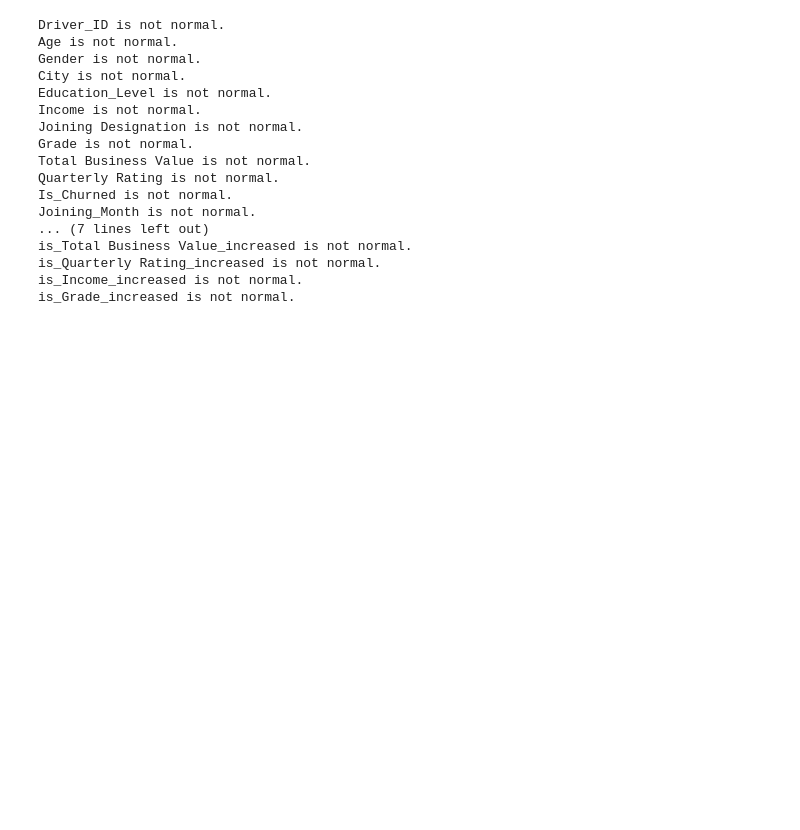
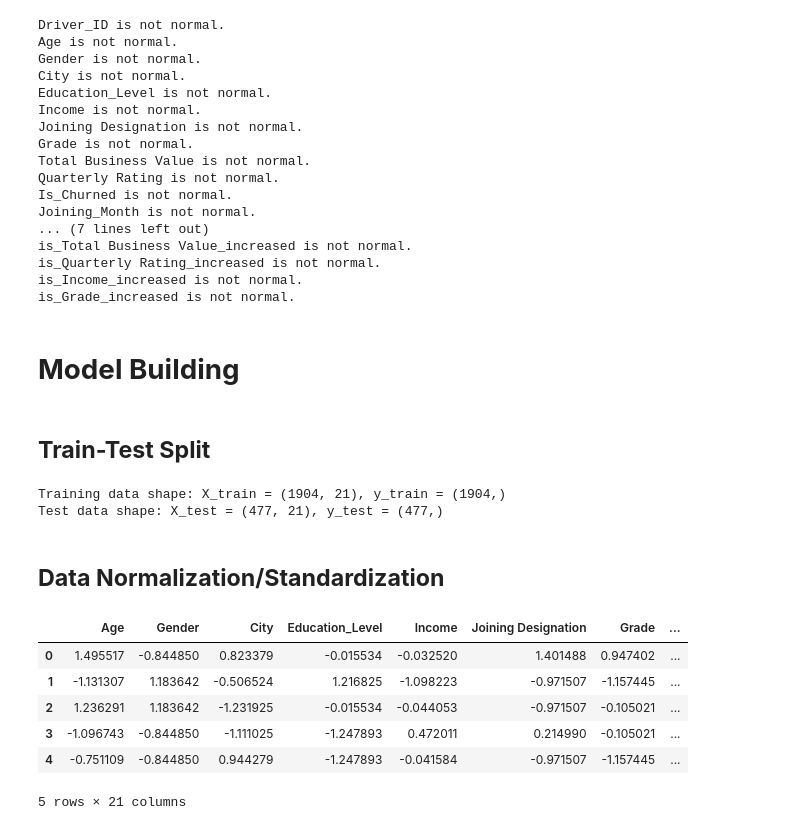
Before and after one commit to piyush1856/Business-Case-OLA-Ensemble-Learning, a Jupyter notebook: Business_Case_OLA_Ensemble_Learning.ipynb, the cells around one changed output. Drawn from its saved outputs; the diff is of its cells as text; code cells hidden in the pictures; blank space fills up the shorter version.

```diff
--- a/Business_Case_OLA_Ensemble_Learning.ipynb
+++ b/Business_Case_OLA_Ensemble_Learning.ipynb
@@ -1125,3 +1130,48 @@ is_Total Business Value_increased is not normal.
 is_Quarterly Rating_increased is not normal.
 is_Income_increased is not normal.
 is_Grade_increased is not normal.
+# %% [markdown]
+# **Model Building**
+# %% [markdown]
+## **Train-Test Split**
+# %%
+# Define features (X) and target (y)
+X = final_aggregated_data.drop(columns=['Driver_ID', 'Is_Churned'])  # Dropping 'Driver_ID' and target column
+y = final_aggregated_data['Is_Churned']  # Target variable
+
+# Split the data into training and testing sets (75% train, 25% test)
+X_train, X_test, y_train, y_test = train_test_split(X, y, test_size=0.2, random_state=7)
+
+# Show the shape of the resulting datasets
+print(f"Training data shape: X_train = {X_train.shape}, y_train = {y_train.shape}")
+print(f"Test data shape: X_test = {X_test.shape}, y_test = {y_test.shape}")
+# %% [output]
+Training data shape: X_train = (1904, 21), y_train = (1904,)
+Test data shape: X_test = (477, 21), y_test = (477,)
+# %% [markdown]
+## **Data Normalization/Standardization**
+# %%
+# Initialize the scaler
+scaler = StandardScaler()
+
+# Fit and transform on the training data
+X_train_scaled = scaler.fit_transform(X_train)
+
+# Convert back to DataFrame, preserving the column names
+X_train_scaled_df = pd.DataFrame(X_train_scaled, columns=X_train.columns)
+
+# For the test data, just transform it using the fitted scaler
+X_test_scaled = scaler.transform(X_test)
+
+# Convert back to DataFrame, preserving the column names
+X_test_scaled_df = pd.DataFrame(X_test_scaled, columns=X_test.columns)
+# %%
+X_train_scaled_df.head()
+# %% [output]
+|  | Age | Gender | City | Education_Level | Income | Joining Designation | Grade | ... |
+| 0 | 1.495517 | -0.844850 | 0.823379 | -0.015534 | -0.032520 | 1.401488 | 0.947402 | ... |
+| 1 | -1.131307 | 1.183642 | -0.506524 | 1.216825 | -1.098223 | -0.971507 | -1.157445 | ... |
+| 2 | 1.236291 | 1.183642 | -1.231925 | -0.015534 | -0.044053 | -0.971507 | -0.105021 | ... |
+| 3 | -1.096743 | -0.844850 | -1.111025 | -1.247893 | 0.472011 | 0.214990 | -0.105021 | ... |
+| 4 | -0.751109 | -0.844850 | 0.944279 | -1.247893 | -0.041584 | -0.971507 | -1.157445 | ... |
+5 rows × 21 columns
```
Also changed, not shown: parts of 19 cells of this notebook.
